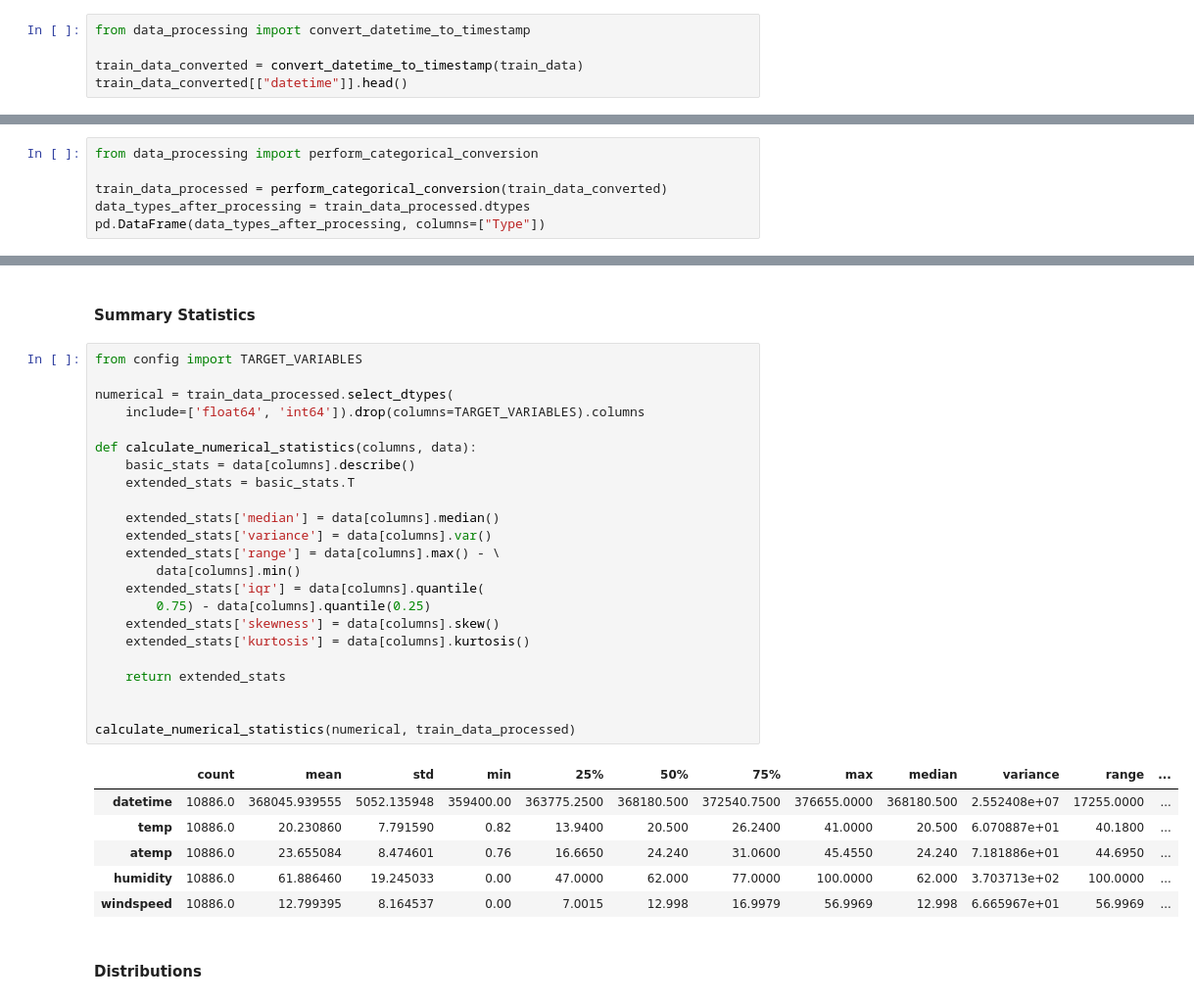
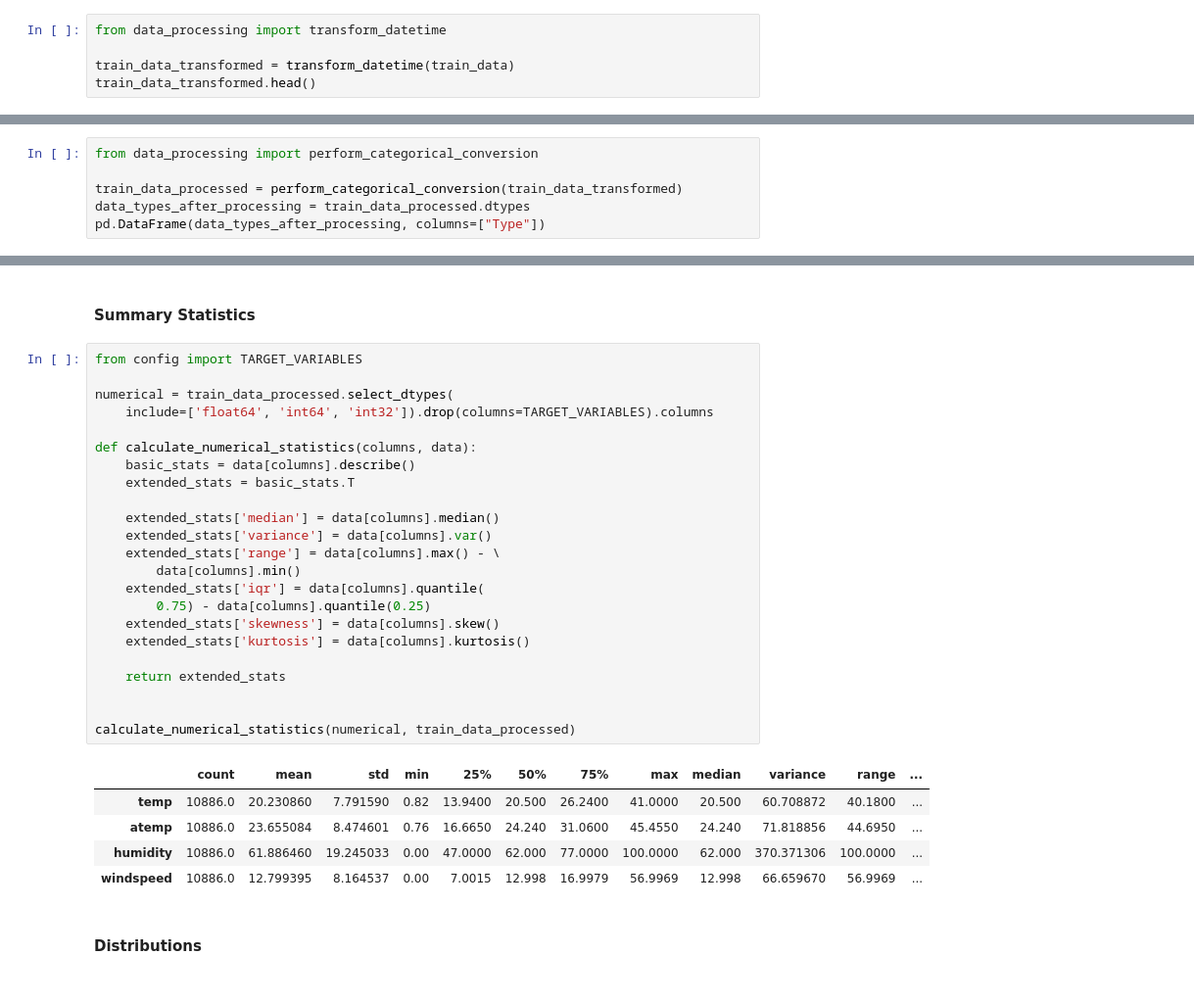
Before and after one commit to jay-watt/bike_sharing, a Jupyter notebook: notebooks/data_analysis.ipynb, the cells around one changed output, grey strips where cells are left out. Shown at 98% size. Drawn from its saved outputs; the diff is of its cells as text.

```diff
--- a/notebooks/data_analysis.ipynb
+++ b/notebooks/data_analysis.ipynb
@@ -134,6 +134,6 @@ Duplicate rows: 0
 # %%
-from data_processing import convert_datetime_to_timestamp
+from data_processing import transform_datetime
 
-train_data_converted = convert_datetime_to_timestamp(train_data)
-train_data_converted[["datetime"]].head()
+train_data_transformed = transform_datetime(train_data)
+train_data_transformed.head()
 # %% [output]
@@ -163,7 +167,7 @@ pd.DataFrame(unique_values, columns=["Unique Values Count"])
 # %%
 from data_processing import perform_categorical_conversion
 
-train_data_processed = perform_categorical_conversion(train_data_converted)
+train_data_processed = perform_categorical_conversion(train_data_transformed)
 data_types_after_processing = train_data_processed.dtypes
 pd.DataFrame(data_types_after_processing, columns=["Type"])
 # %% [output]
@@ -189,33 +195,32 @@ pd.DataFrame(data_types_after_processing, columns=["Type"])
 # %%
 from config import TARGET_VARIABLES
 
 numerical = train_data_processed.select_dtypes(
-    include=['float64', 'int64']).drop(columns=TARGET_VARIABLES).columns
+    include=['float64', 'int64', 'int32']).drop(columns=TARGET_VARIABLES).columns
 
 def calculate_numerical_statistics(columns, data):
     basic_stats = data[columns].describe()
     extended_stats = basic_stats.T
 
     extended_stats['median'] = data[columns].median()
     extended_stats['variance'] = data[columns].var()
     extended_stats['range'] = data[columns].max() - \
         data[columns].min()
     extended_stats['iqr'] = data[columns].quantile(
         0.75) - data[columns].quantile(0.25)
     extended_stats['skewness'] = data[columns].skew()
     extended_stats['kurtosis'] = data[columns].kurtosis()
 
     return extended_stats
 
 
 calculate_numerical_statistics(numerical, train_data_processed)
 # %% [output]
 |  | count | mean | std | min | 25% | 50% | 75% | max | median | variance | range | ... |
-| datetime | 10886.0 | 368045.939555 | 5052.135948 | 359400.00 | 363775.2500 | 368180.500 | 372540.7500 | 376655.0000 | 368180.500 | 2.552408e+07 | 17255.0000 | ... |
-| temp | 10886.0 | 20.230860 | 7.791590 | 0.82 | 13.9400 | 20.500 | 26.2400 | 41.0000 | 20.500 | 6.070887e+01 | 40.1800 | ... |
-| atemp | 10886.0 | 23.655084 | 8.474601 | 0.76 | 16.6650 | 24.240 | 31.0600 | 45.4550 | 24.240 | 7.181886e+01 | 44.6950 | ... |
-| humidity | 10886.0 | 61.886460 | 19.245033 | 0.00 | 47.0000 | 62.000 | 77.0000 | 100.0000 | 62.000 | 3.703713e+02 | 100.0000 | ... |
-| windspeed | 10886.0 | 12.799395 | 8.164537 | 0.00 | 7.0015 | 12.998 | 16.9979 | 56.9969 | 12.998 | 6.665967e+01 | 56.9969 | ... |
+| temp | 10886.0 | 20.230860 | 7.791590 | 0.82 | 13.9400 | 20.500 | 26.2400 | 41.0000 | 20.500 | 60.708872 | 40.1800 | ... |
+| atemp | 10886.0 | 23.655084 | 8.474601 | 0.76 | 16.6650 | 24.240 | 31.0600 | 45.4550 | 24.240 | 71.818856 | 44.6950 | ... |
+| humidity | 10886.0 | 61.886460 | 19.245033 | 0.00 | 47.0000 | 62.000 | 77.0000 | 100.0000 | 62.000 | 370.371306 | 100.0000 | ... |
+| windspeed | 10886.0 | 12.799395 | 8.164537 | 0.00 | 7.0015 | 12.998 | 16.9979 | 56.9969 | 12.998 | 66.659670 | 56.9969 | ... |
 # %% [markdown]
 #### Distributions
 # %%
```
Also changed, not shown: parts of 24 cells of this notebook, 2 other files.
